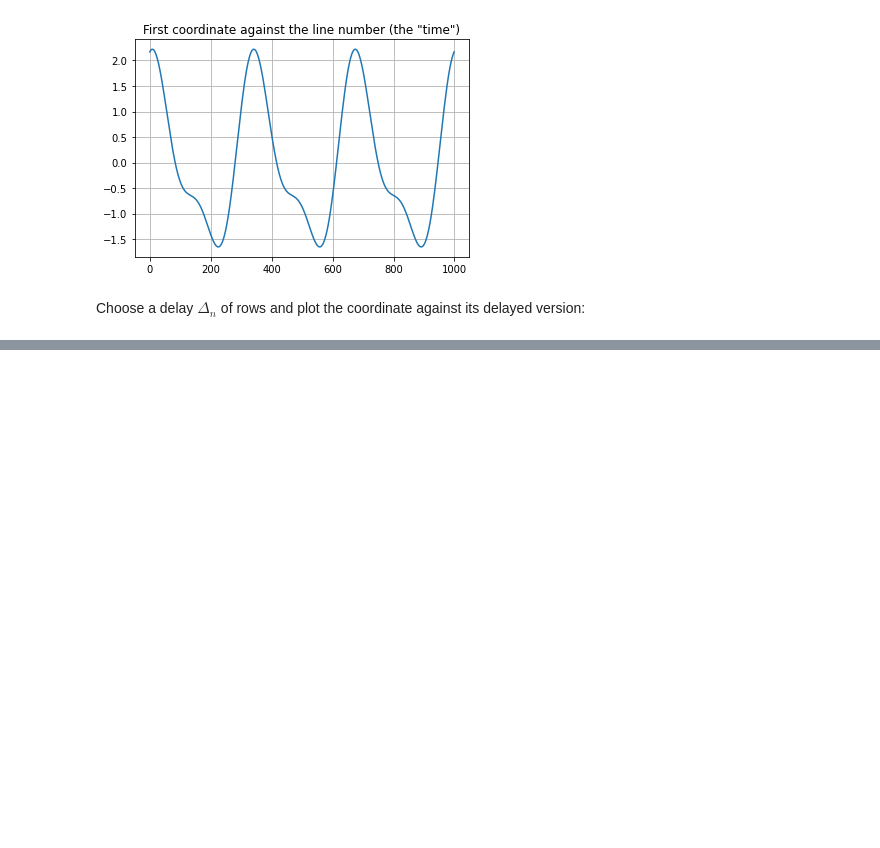
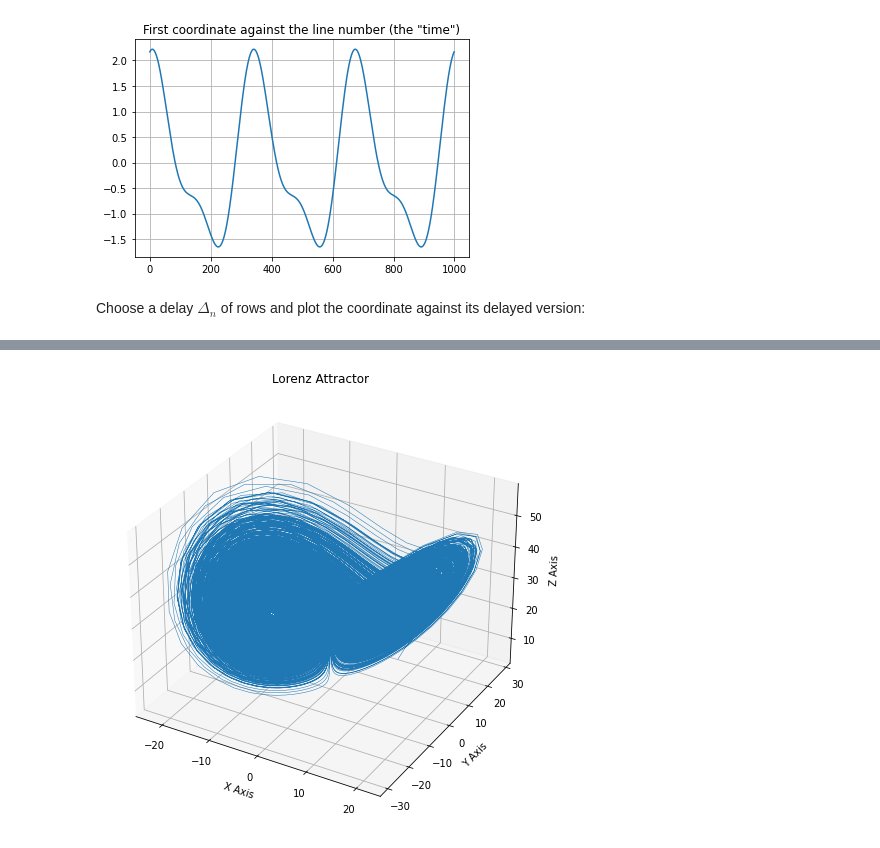
Before and after one commit to AlexPasqua/MLCMS-exercises, a Jupyter notebook: EX5/src/task4.ipynb, the cells around one changed output, grey strips where cells are left out. Cells and saved outputs as stored; diff of their text form; code cells hidden in the pictures; blank space fills up the shorter version.

```diff
--- a/EX5/src/task4.ipynb
+++ b/EX5/src/task4.ipynb
@@ -38,0 +40,5 @@ Our manifold's dimension is $d=1$, so we need $2d+1=3$ coordinates.
+# %%
+# plot the Lorenz attractor and save the trajectory in a variable
+traj = lorenz_traj(dt=0.02, start_x=(10, 10, 10), s=10, b=2.667, r=28)
+# %% [output]
+[figure, added]
```
Also changed, not shown: parts of 5 cells of this notebook, 3 other files.
